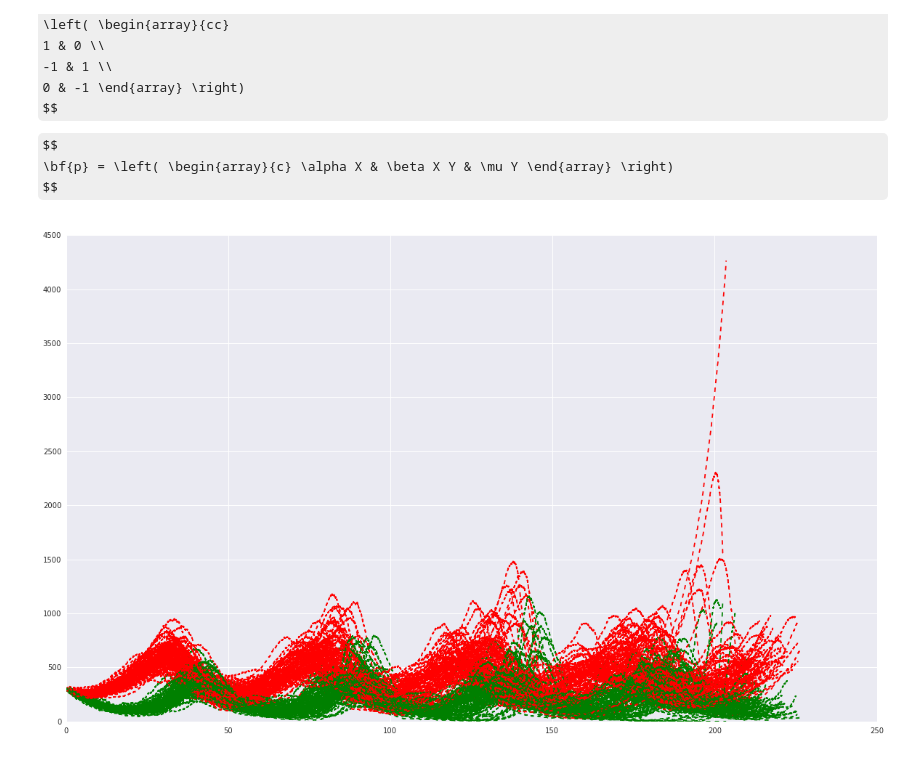
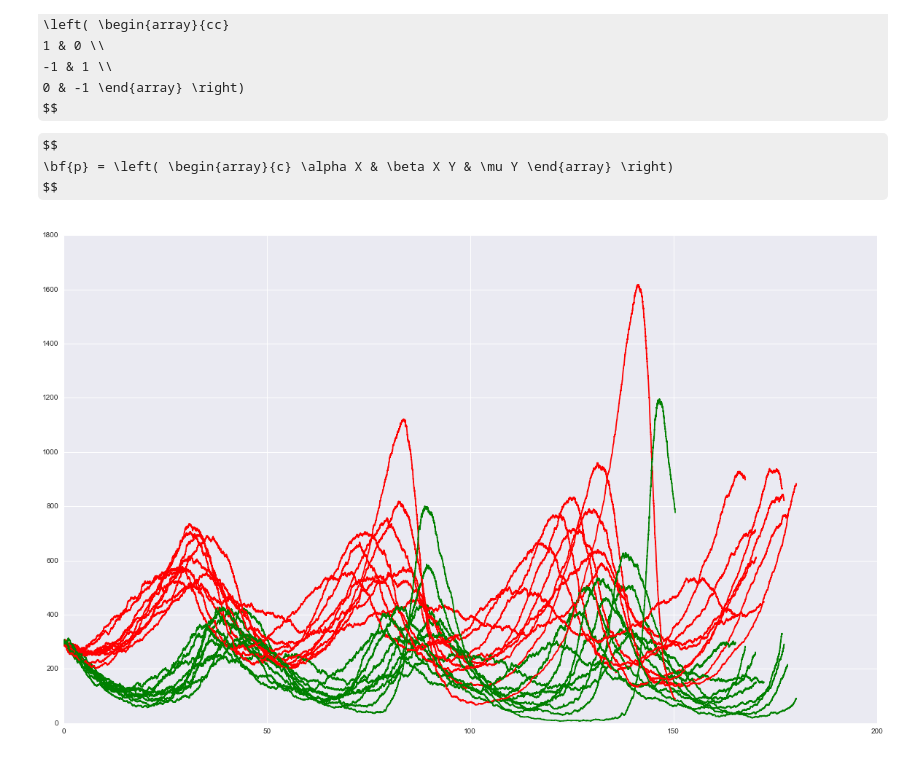
Before and after one commit to leighton/gillespie, a Jupyter notebook: examples/lotka-volterra.ipynb, the cells around one changed output. Saved outputs shown, nothing was run; the diff lists cells and outputs as text; code cells hidden in the pictures; some formulas as TeX source.

```diff
--- a/examples/lotka-volterra.ipynb
+++ b/examples/lotka-volterra.ipynb
@@ -96,15 +96,15 @@ S = [
 
 fn = gv.function([X, Y], [a, B, mu], P, S)
 # %%
-r = 100
-intervals = 25000
+r = 10
+intervals = 20000
 out = fn([np.asarray([300]*r), np.asarray([300]*r)], [0.1, 0.0005, 0.2], intervals)
 
 fig = pl.figure(figsize=(20,12))
 for q in range(r):
-    pl.plot(out[q,:,0:1], out[q,:,1], "r--", out[q,:,0:1], out[q,:,2], "g--")
+    pl.plot(out[q,:,0:1], out[q,:,1], "r-", out[q,:,0:1], out[q,:,2], "g-")
 # %% [output]
-[figure, old version]
+[figure, new version]
 # %%
 def generate_derivative_fn(var, model):
     """ returns a lambda function similar to
```
Also changed, not shown: parts of 5 cells of this notebook.
